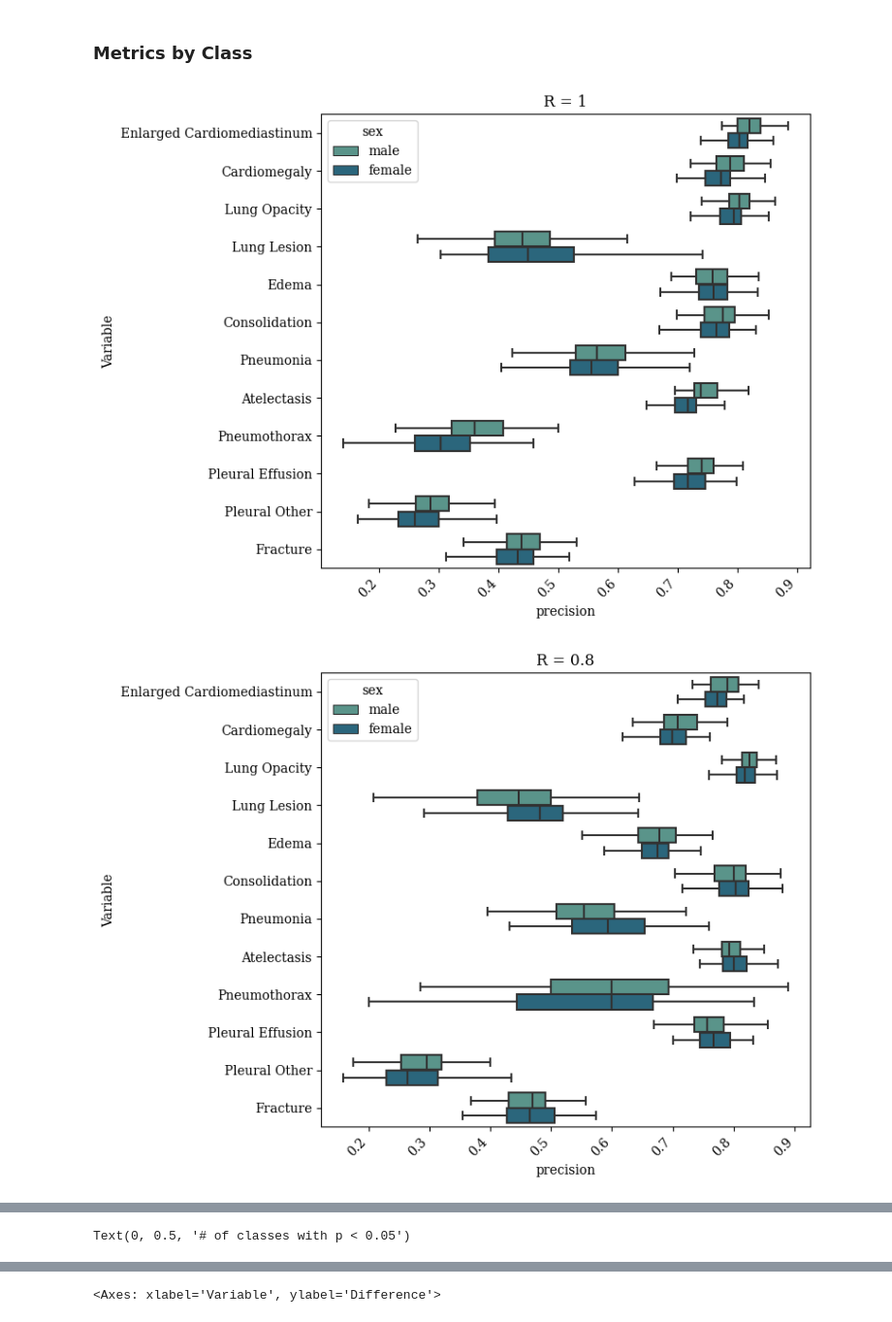
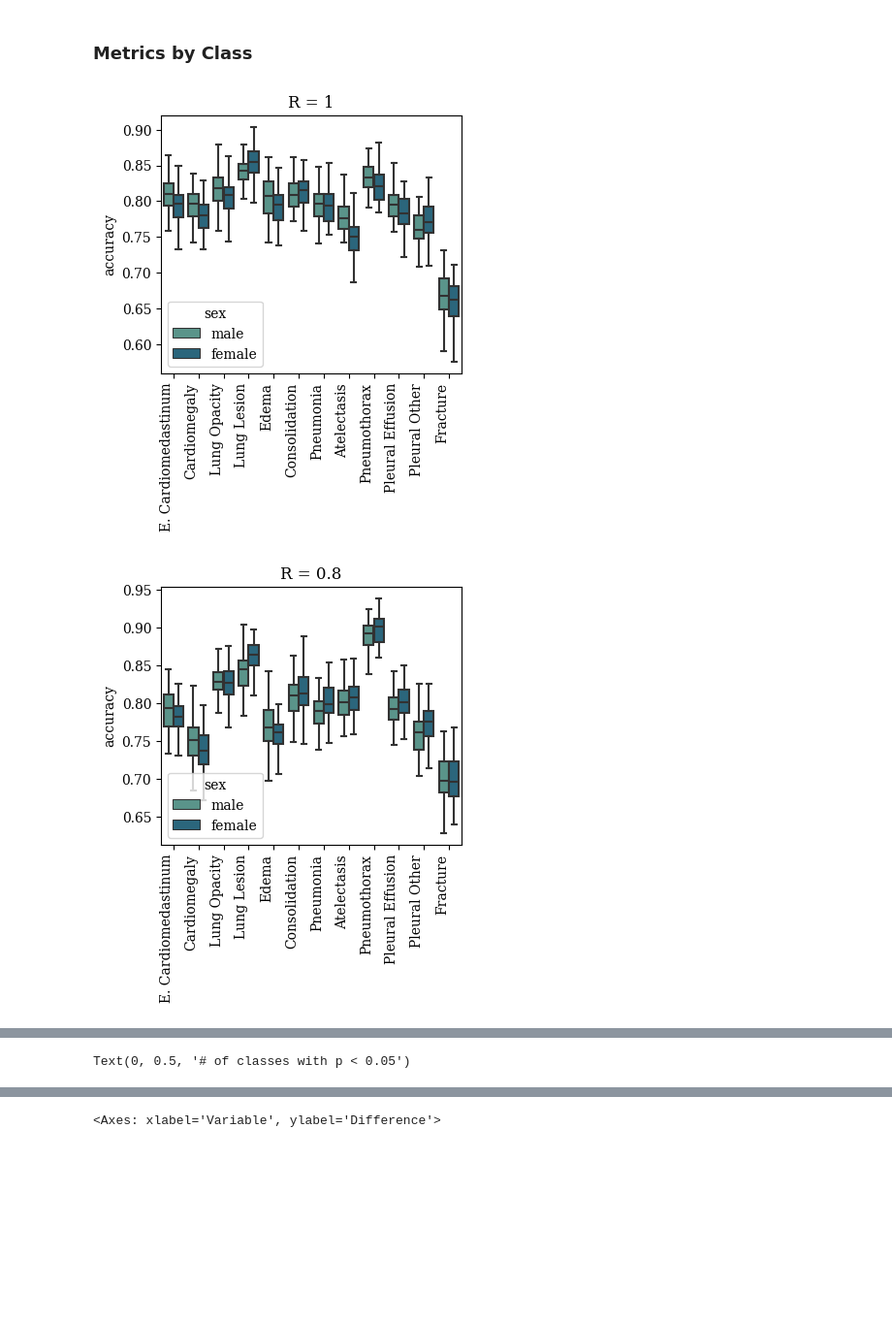
Before and after one commit to JuanGonzalezU/CheXBias, a Jupyter notebook: notebooks/analysis.ipynb, the cells around one changed output, grey strips where cells are left out. Shown at 97% size. Cells and saved outputs as stored; diff of their text form; code cells hidden in the pictures; blank space fills up the shorter version.

```diff
--- a/notebooks/analysis.ipynb
+++ b/notebooks/analysis.ipynb
@@ -144,20 +144,22 @@ for metric in ['accuracy','precision','recall','f1']:
 
         # Melt the DataFrame to long format for box plotting
         melted_df = pd.melt(all_df, id_vars='sex', var_name='Variable', value_name='Value')
+        melted_df.loc[melted_df['Variable'] == 'Enlarged Cardiomediastinum', 'Variable'] = 'E. Cardiomedastinum'
 
-        if metric == 'precision':
+        if metric == 'accuracy':
             # Set up the matplotlib figure
-            plt.figure(figsize=(8, 6))
+            plt.figure(figsize=(4, 5))
 
             # Create a box plot using Seaborn
-            sns.boxplot(y='Variable', x='Value', hue='sex', data=melted_df,showfliers=False,palette='crest')
+            sns.boxplot(x='Variable', y='Value', hue='sex', data=melted_df,showfliers=False,palette='crest')
 
             # Customize the plot
             plt.title('Metric per Class')
-            plt.xticks(rotation=45, ha='right')
+            plt.xticks(rotation=90, ha='right')
             plt.tight_layout()
             plt.title(model_names[i])
-            plt.xlabel(metric)
+            plt.ylabel(metric)
+            plt.xlabel('')
 
             # Show the plot
             plt.show()
@@ -170,35 +172,35 @@ for metric in ['accuracy','precision','recall','f1']:
         results = []
         count_of_classes_with_significant_diference = 0
 
         for variable in variables:
             male_values = melted_df[(melted_df['sex'] == 'male') & (melted_df['Variable'] == variable)]['Value']
             female_values = melted_df[(melted_df['sex'] == 'female') & (melted_df['Variable'] == variable)]['Value']
 
             # Perform Mann-Whitney U test
             stat, p_value = mannwhitneyu(male_values, female_values,alternative='greater')
 
             # Store results
             results.append({'Variable': variable, 'Stat': stat, 'P-value': p_value})
 
             # Test results of pvalue
             if p_value < 0.05:
                 count_of_classes_with_significant_diference += 1
 
         sdf_model.append(count_of_classes_with_significant_diference)
 
 
         # Create a DataFrame from the results
         #results_melted_df = pd.DataFrame(results)
 
         # Display the results
         #print(results_melted_df)
 
     sdf_per_metric.append(sdf_model)
-
+plt.figure(figsize=(4, 5))
 results = pd.DataFrame(sdf_per_metric,columns=['0','20','40','60','80','100'],index=['Accuracy','Precision','Recall','F1']).reset_index().rename_axis(index='Metrics')
 results = pd.melt(results, id_vars='index', var_name='R', value_name='Value')
-#sns.barplot(data = results, x = 'R', y = 'Value',hue='index').set_ylabel('# of classes with p < 0.05')
-sns.barplot(data = results[results['index'] == 'Recall'], x = 'R', y = 'Value',hue='index').set_ylabel('# of classes with p < 0.05')
+sns.barplot(data = results, x = 'R', y = 'Value',hue='index',palette='crest').set_ylabel('# of classes with p < 0.05')
+#sns.barplot(data = results[results['index'] == 'Recall'], x = 'R', y = 'Value',hue='index').set_ylabel('# of classes with p < 0.05')
 # %% [output]
-[figure, old version]
+[figure, new version]
-[figure, old version]
+[figure, new version]
```
Also changed, not shown: parts of 4 cells of this notebook, 13 other files.
